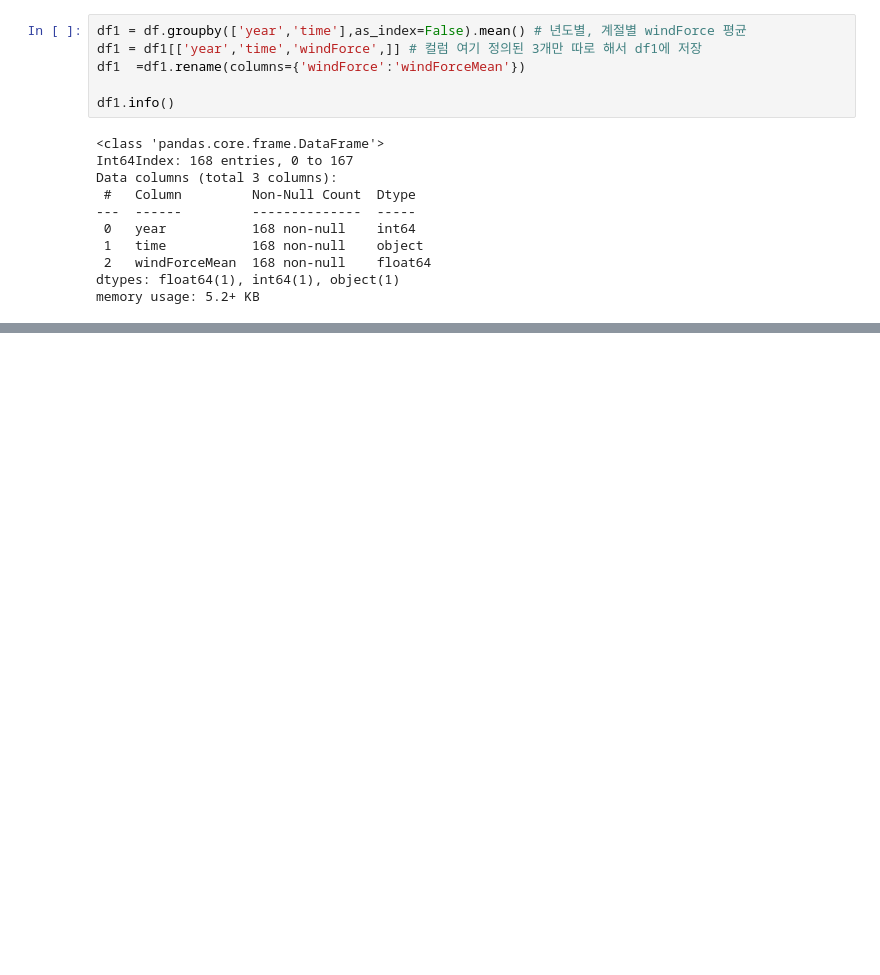
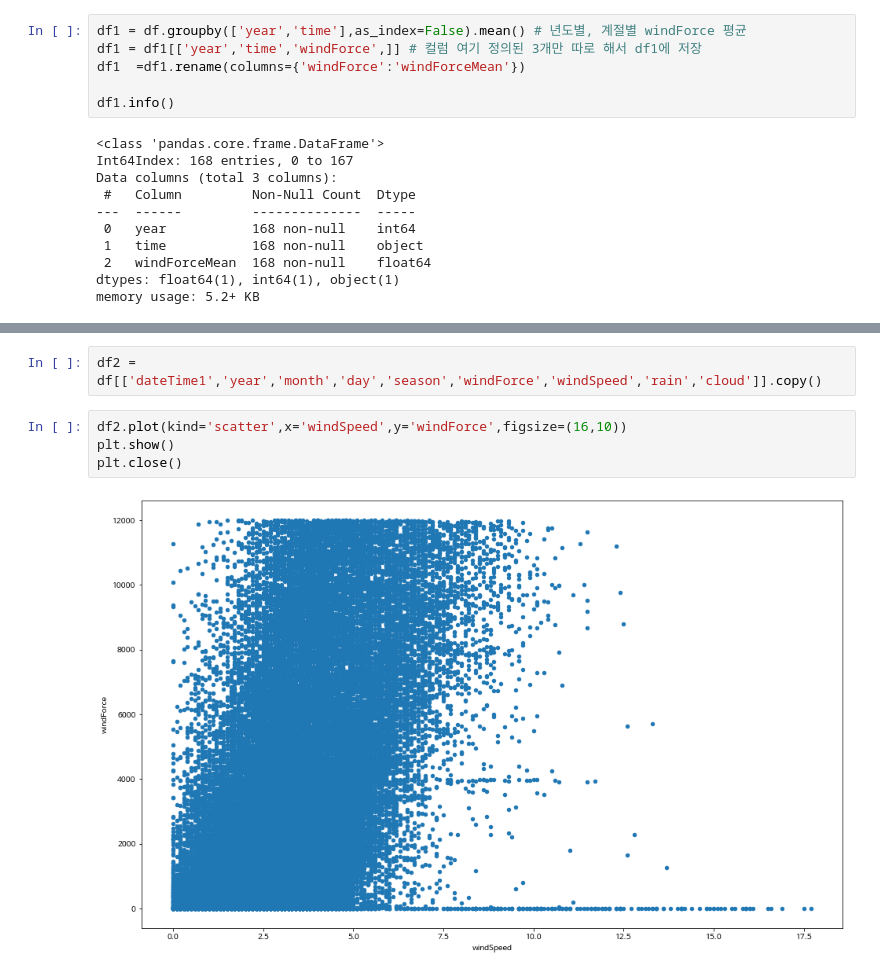
Before and after one commit to rohhj622/windPowerPrediction, a Jupyter notebook: code1.ipynb, the cells around one changed output, grey strips where cells are left out. Saved outputs shown, nothing was run; the diff lists cells and outputs as text; blank space fills up the shorter version.

```diff
--- a/code1.ipynb
+++ b/code1.ipynb
@@ -202,0 +326,8 @@ plt.plot(k['time'],k['windForceMean'],label=a)
+# %%
+df2 = df[['dateTime1','year','month','day','season','windForce','windSpeed','rain','cloud']].copy()
+# %%
+df2.plot(kind='scatter',x='windSpeed',y='windForce',figsize=(16,10))
+plt.show()
+plt.close()
+# %% [output]
+[figure, added]
```
Also changed, not shown: parts of 47 cells of this notebook.
